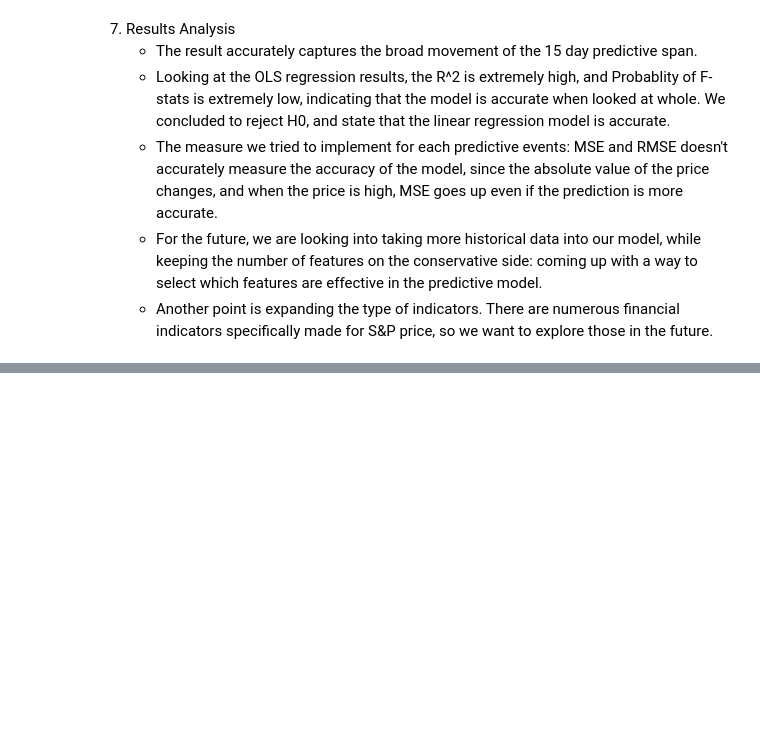
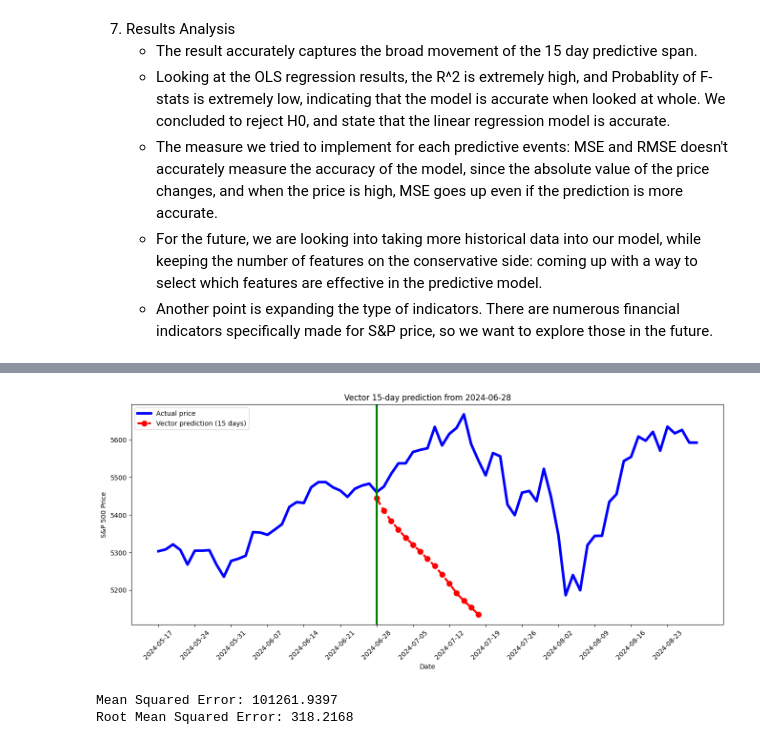
Before and after one commit to cocorowachi/CSC2621_SandP_Prediction, a Jupyter notebook: Data Process.ipynb, the cells around one changed output, grey strips where cells are left out. Saved outputs shown, nothing was run; the diff lists cells and outputs as text; code cells hidden in the pictures; blank space fills up the shorter version.

```diff
--- a/Data Process.ipynb
+++ b/Data Process.ipynb
@@ -476,0 +592,6 @@ Root Mean Squared Error: 5953.9490192958365
+# %%
+plot_predictions2('2024-6-28')
+# %% [output]
+[figure, added]
+Mean Squared Error: 101261.9397
+Root Mean Squared Error: 318.2168
```
Also changed, not shown: parts of 13 cells of this notebook.
